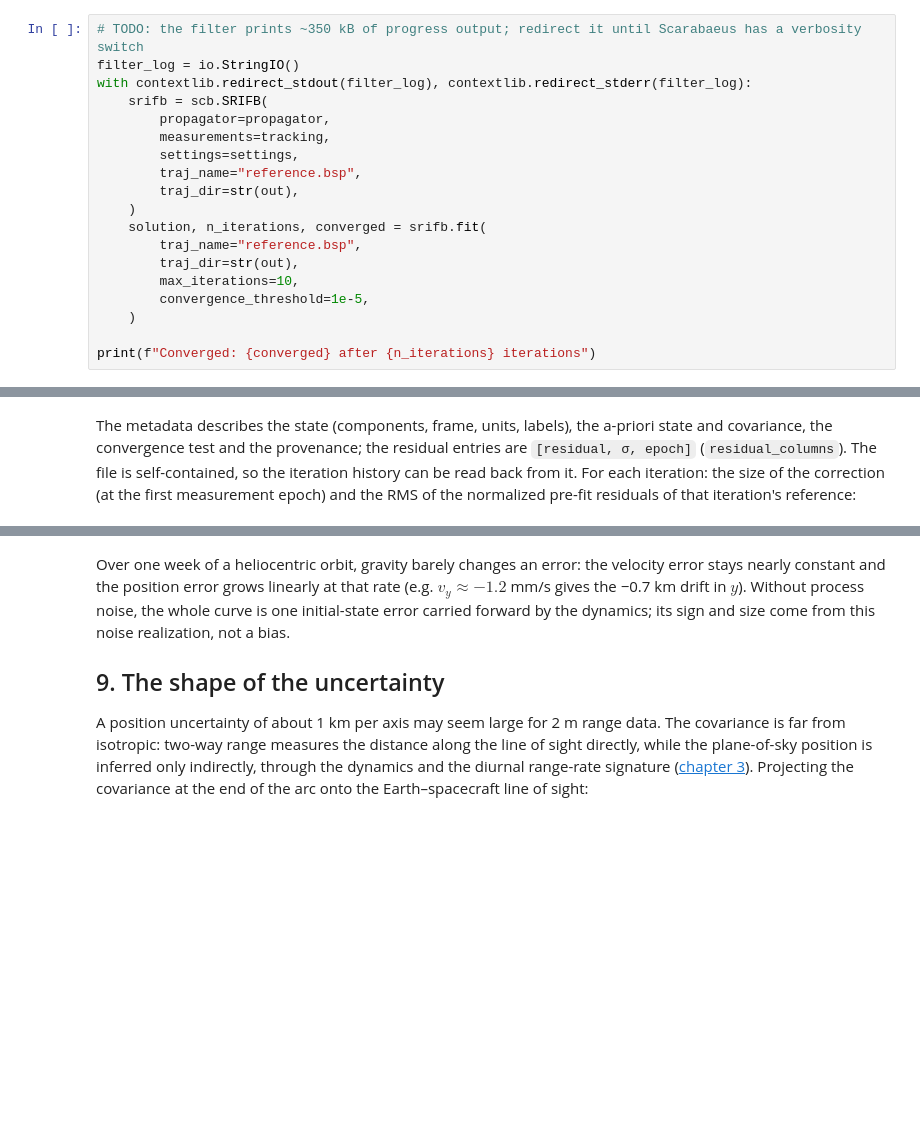
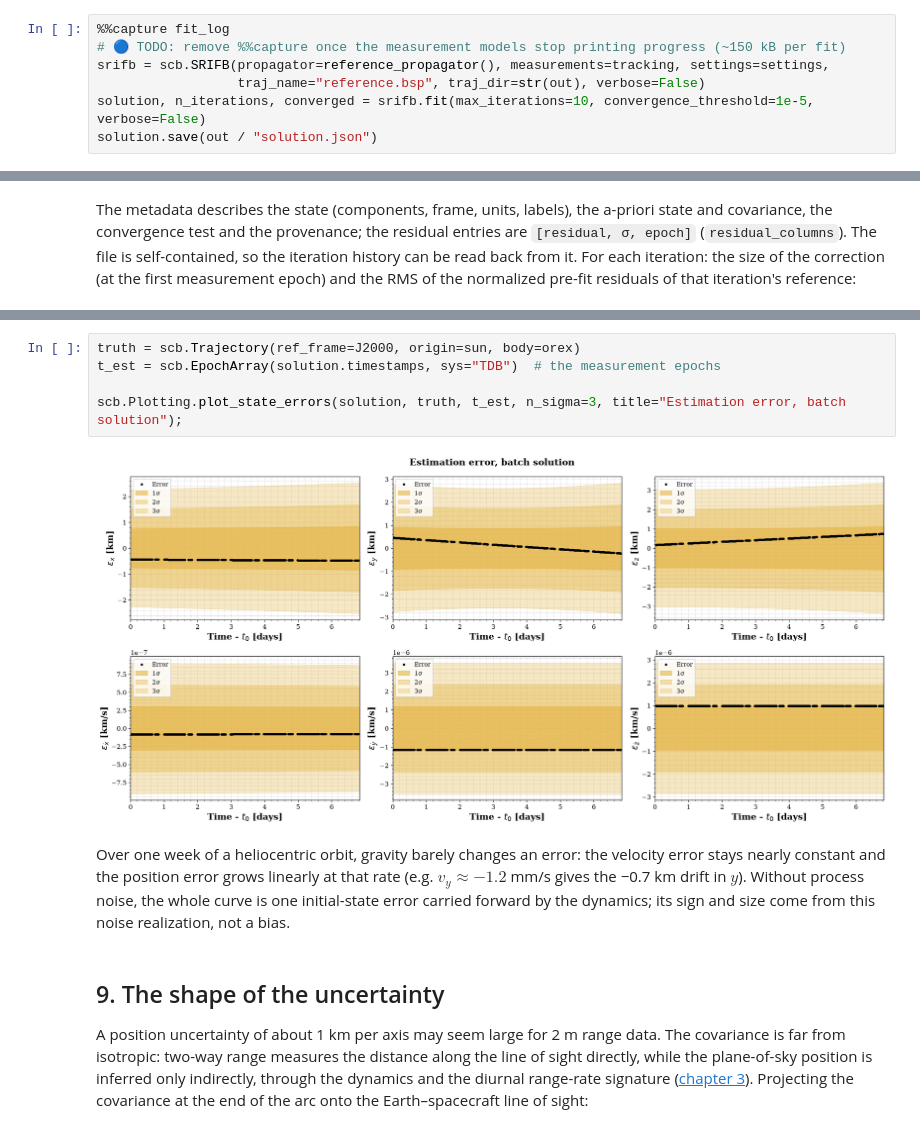
Before and after one commit to CCAR-ORCCA/scarabaeus, a Jupyter notebook: tutorials/v2/06_first_od_solution.ipynb, the cells around one changed output, grey strips where cells are left out. Saved outputs shown, nothing was run; the diff lists cells and outputs as text; blank space fills up the shorter version.

```diff
--- a/tutorials/v2/06_first_od_solution.ipynb
+++ b/tutorials/v2/06_first_od_solution.ipynb
@@ -169,19 +85,7 @@ We use `SRIFB`. The constructor takes the reference propagator ([chapter 4](04_f
 # %%
-# TODO: the filter prints ~350 kB of progress output; redirect it until Scarabaeus has a verbosity switch
-filter_log = io.StringIO()
-with contextlib.redirect_stdout(filter_log), contextlib.redirect_stderr(filter_log):
-    srifb = scb.SRIFB(
-        propagator=propagator,
-        measurements=tracking,
-        settings=settings,
-        traj_name="reference.bsp",
-        traj_dir=str(out),
-    )
-    solution, n_iterations, converged = srifb.fit(
-        traj_name="reference.bsp",
-        traj_dir=str(out),
-        max_iterations=10,
-        convergence_threshold=1e-5,
-    )
-
-print(f"Converged: {converged} after {n_iterations} iterations")
+%%capture fit_log
+# 🔵 TODO: remove %%capture once the measurement models stop printing progress (~150 kB per fit)
+srifb = scb.SRIFB(propagator=reference_propagator(), measurements=tracking, settings=settings,
+                  traj_name="reference.bsp", traj_dir=str(out), verbose=False)
+solution, n_iterations, converged = srifb.fit(max_iterations=10, convergence_threshold=1e-5, verbose=False)
+solution.save(out / "solution.json")
@@ -374,6 +206,13 @@ plt.tight_layout()
+# %%
+truth = scb.Trajectory(ref_frame=J2000, origin=sun, body=orex)
+t_est = scb.EpochArray(solution.timestamps, sys="TDB")  # the measurement epochs
+
+scb.Plotting.plot_state_errors(solution, truth, t_est, n_sigma=3, title="Estimation error, batch solution");
+# %% [output]
+[figure, added]
+# %% [markdown]
+Over one week of a heliocentric orbit, gravity barely changes an error: the velocity error stays nearly constant and the position error grows linearly at that rate (e.g. $v_y \approx -1.2$ mm/s gives the −0.7 km drift in $y$). Without process noise, the whole curve is one initial-state error carried forward by the dynamics; its sign and size come from this noise realization, not a bias.
 # %% [markdown]
-Over one week of a heliocentric orbit, gravity barely changes an error: the velocity error stays nearly constant and the position error grows linearly at that rate (e.g. $v_y \approx -1.2$ mm/s gives the −0.7 km drift in $y$). Without process noise, the whole curve is one initial-state error carried forward by the dynamics; its sign and size come from this noise realization, not a bias.
-
 ## 9. The shape of the uncertainty
 
 A position uncertainty of about 1 km per axis may seem large for 2 m range data. The covariance is far from isotropic: two-way range measures the distance along the line of sight directly, while the plane-of-sky position is inferred only indirectly, through the dynamics and the diurnal range-rate signature ([chapter 3](03_tracking_data.ipynb)). Projecting the covariance at the end of the arc onto the Earth–spacecraft line of sight:
```
Also changed, not shown: parts of 32 cells of this notebook, 9 other files.
